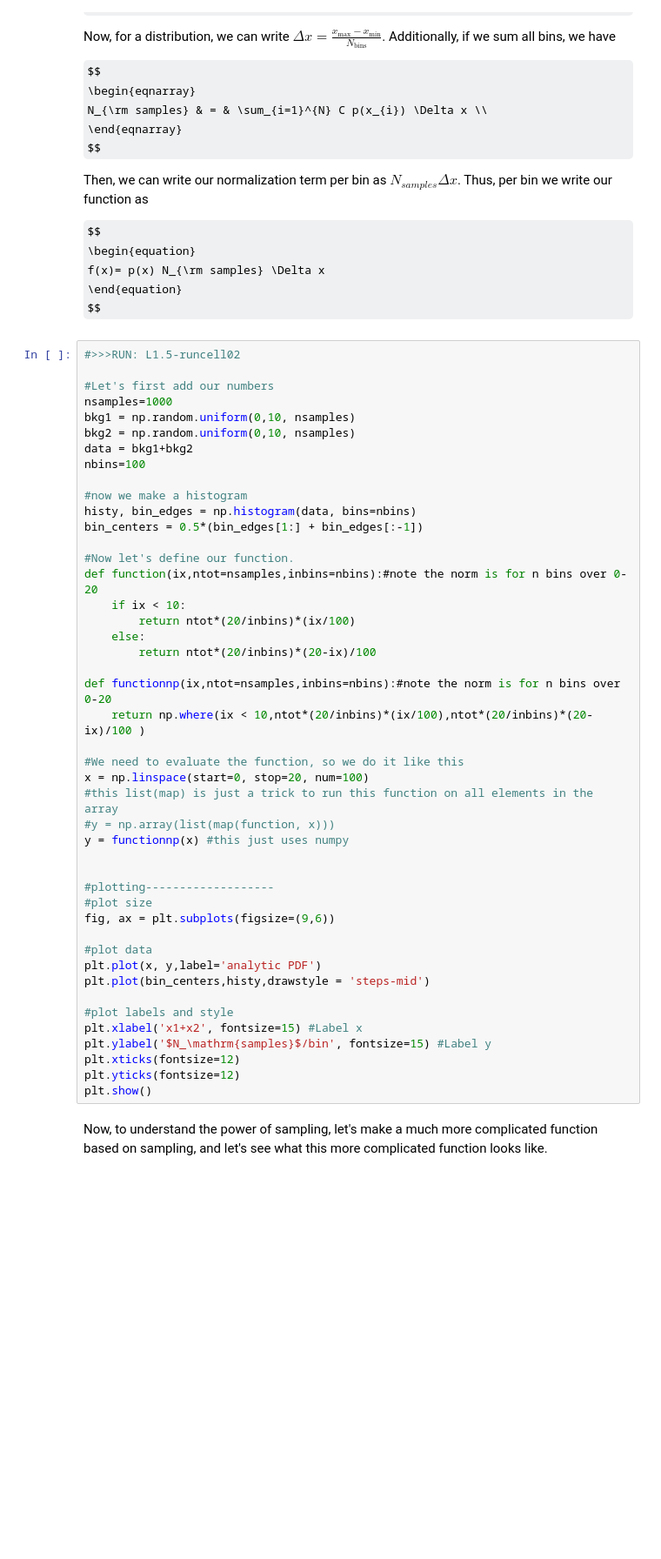
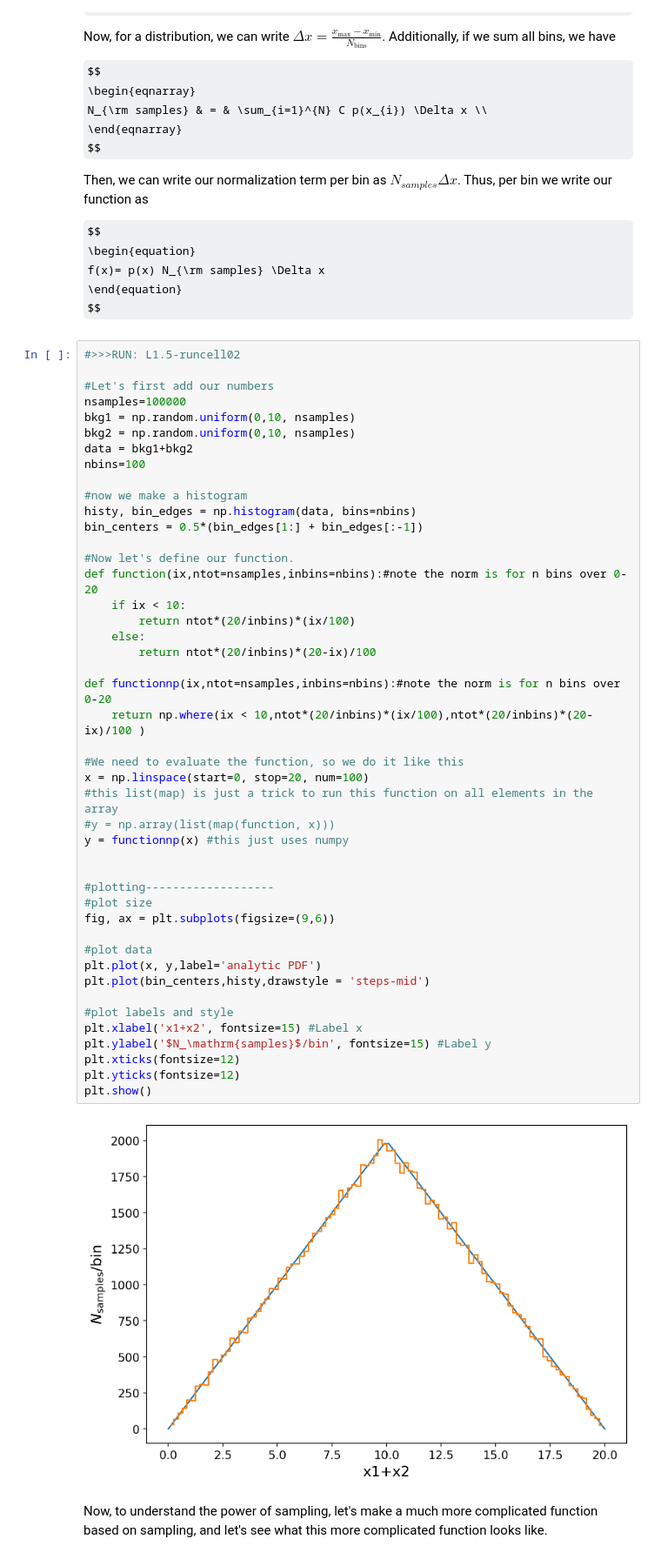
Before and after one commit to catherine4331/ComputationalDataScience, a Jupyter notebook: 8S50x_L01.ipynb, the cells around one changed output. Shown at 87% size. Saved outputs shown, nothing was run; the diff lists cells and outputs as text; some formulas as TeX source; blank space fills up the shorter version.

```diff
--- a/8S50x_L01.ipynb
+++ b/8S50x_L01.ipynb
@@ -949,7 +986,7 @@ $$
 #>>>RUN: L1.5-runcell02
 
 #Let's first add our numbers
-nsamples=1000
+nsamples=100000
 bkg1 = np.random.uniform(0,10, nsamples)
 bkg2 = np.random.uniform(0,10, nsamples)
 data = bkg1+bkg2
@@ -963,33 +1000,35 @@ bin_centers = 0.5*(bin_edges[1:] + bin_edges[:-1])
 def function(ix,ntot=nsamples,inbins=nbins):#note the norm is for n bins over 0-20
     if ix < 10:
         return ntot*(20/inbins)*(ix/100)
     else:
         return ntot*(20/inbins)*(20-ix)/100
 
 def functionnp(ix,ntot=nsamples,inbins=nbins):#note the norm is for n bins over 0-20
     return np.where(ix < 10,ntot*(20/inbins)*(ix/100),ntot*(20/inbins)*(20-ix)/100 )
 
 #We need to evaluate the function, so we do it like this
 x = np.linspace(start=0, stop=20, num=100)
 #this list(map) is just a trick to run this function on all elements in the array
 #y = np.array(list(map(function, x)))
 y = functionnp(x) #this just uses numpy
 
 
 #plotting-------------------
 #plot size
 fig, ax = plt.subplots(figsize=(9,6))
 
 #plot data
 plt.plot(x, y,label='analytic PDF')
 plt.plot(bin_centers,histy,drawstyle = 'steps-mid')
 
 #plot labels and style
 plt.xlabel('x1+x2', fontsize=15) #Label x
 plt.ylabel('$N_\mathrm{samples}$/bin', fontsize=15) #Label y
 plt.xticks(fontsize=12)
 plt.yticks(fontsize=12)
 plt.show()
+# %% [output]
+[figure, added]
 # %% [markdown]
 Now, to understand the power of sampling, let's make a much more complicated function based on sampling, and let's see what this more complicated function looks like.
 # %%
```
Also changed, not shown: parts of 8 cells of this notebook.
